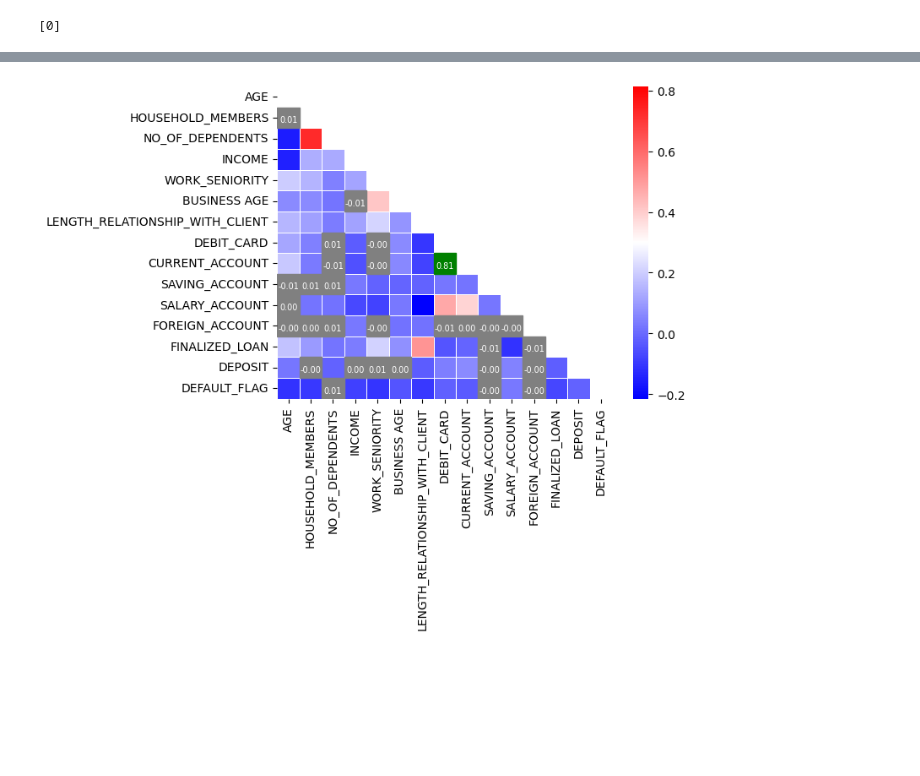
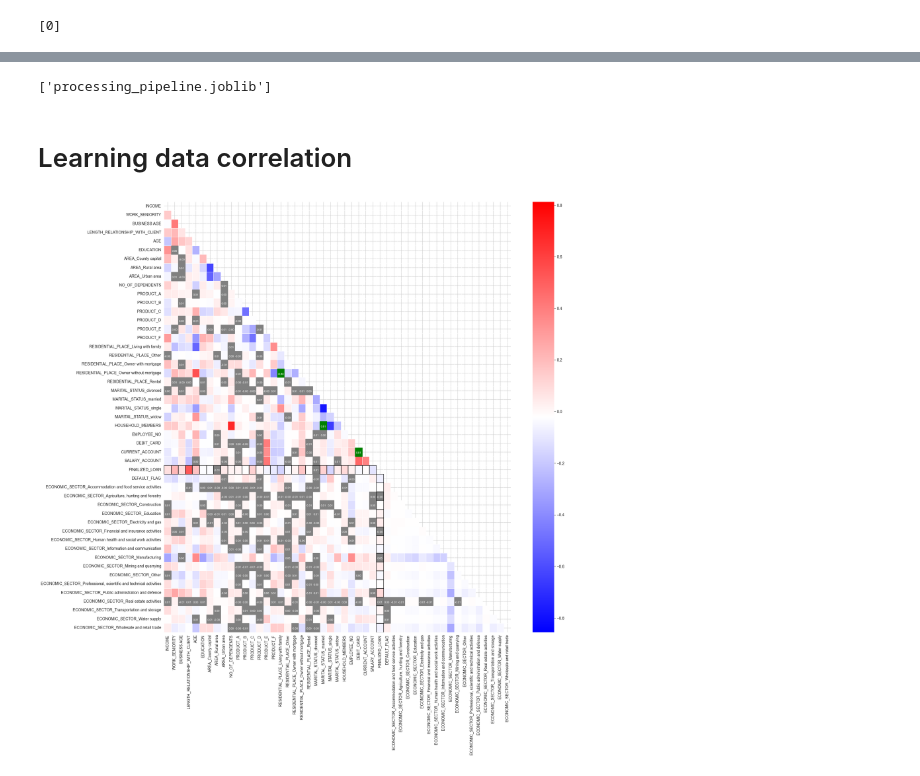
Before and after one commit to Michael-Pytel/Consumer-Loans-Analysis, a Jupyter notebook: src/eda_processing.ipynb, the cells around one changed output, grey strips where cells are left out. Cells and saved outputs as stored; diff of their text form; code cells hidden in the pictures; blank space fills up the shorter version.

Commit message:
processing

```diff
--- a/src/eda_processing.ipynb
+++ b/src/eda_processing.ipynb
@@ -182,0 +186,11 @@ NUMERICAL.remove("PENSION_FUNDS")
+# %%
+TO_DROP = ["SAVING_ACCOUNT", "FOREIGN_ACCOUNT", "DEPOSIT"]
+BOOLEAN = [col for col in BOOLEAN if col not in TO_DROP]
+NUMERICAL = [col for col in NUMERICAL if col not in TO_DROP]
+df.drop(TO_DROP, axis=1, inplace=True)
+# %%
+CATEGORICAL.extend(BOOLEAN)
+NUMERICAL = [col for col in NUMERICAL if col not in BOOLEAN]
+
+for col in BOOLEAN:
+    df[col] = df[col].astype(bool)
@@ -182,0 +602,5 @@ NUMERICAL.remove("PENSION_FUNDS")
+# %%
+df = pd.read_csv("../data/orig_train.csv")
+
+processing_pipeline = MyTransformer()
+df = processing_pipeline.fit_transform(df)
@@ -183,21 +627,33 @@ NUMERICAL.remove("PENSION_FUNDS")
+# %%
+import joblib
+
+joblib.dump(processing_pipeline, 'processing_pipeline.joblib')
+# %% [output]
+['processing_pipeline.joblib']
+# %% [markdown]
+# Learning data correlation
 # %%
-def plot_corr(corr, threshold_up=0.8, threshold_down=0.01):
+def plot_corr(corr, threshold_up=0.8, threshold_down=0.01, hue=None):
     mask = np.triu(np.ones_like(corr, dtype=bool))
     heatmap = sns.heatmap(corr, mask=mask, linewidths=0.5, cmap="bwr")
 
     for i in range(len(corr)):
         for j in range(len(corr)):
-            corr_val = corr.iloc[i, j]
-            if i > j and abs(corr_val) >= threshold_up:
-                heatmap.add_patch(plt.Rectangle((j, i), 1, 1, fill=True, color='green'))
-                plt.text(j + 0.5, i + 0.6, f"{corr_val:1.2f}", ha='center', va='center', fontsize=7, color='white')
-            if i > j and abs(corr_val) <= threshold_down:
-                heatmap.add_patch(plt.Rectangle((j, i), 1, 1, fill=True, color='gray'))
-                plt.text(j + 0.5, i + 0.6, f"{corr_val:1.2f}", ha='center', va='center', fontsize=7, color='white')
+            if i > j:
+                corr_val = corr.iloc[i, j]
+                if abs(corr_val) >= threshold_up:
+                    heatmap.add_patch(plt.Rectangle((j, i), 1, 1, fill=True, color='green'))
+                    plt.text(j + 0.5, i + 0.6, f"{corr_val:1.2f}", ha='center', va='center', fontsize=7, color='white')
+                if abs(corr_val) <= threshold_down:
+                    heatmap.add_patch(plt.Rectangle((j, i), 1, 1, fill=True, color='gray'))
+                    plt.text(j + 0.5, i + 0.6, f"{corr_val:1.2f}", ha='center', va='center', fontsize=7, color='white')
+                if hue is not None and corr.columns[i] == hue or corr.columns[j] == hue:
+                    heatmap.add_patch(plt.Rectangle((j, i), 1, 1, edgecolor='black', fill=False))
     return heatmap
 # %%
-corr = df.corr(numeric_only=True)
-plot_corr(corr)
+plt.figure(figsize=(20, 20))
+corr = df.corr()
+plot_corr(corr, hue="FINALIZED_LOAN")
 plt.show()
 # %% [output]
-[figure, old version]
+[figure, new version]
```
Also changed, not shown: parts of 28 cells of this notebook, 1 other file.
